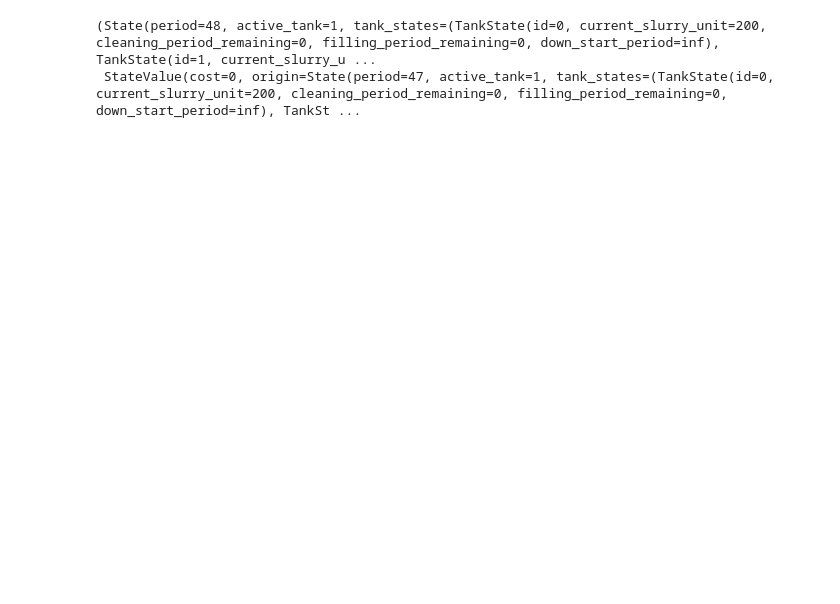
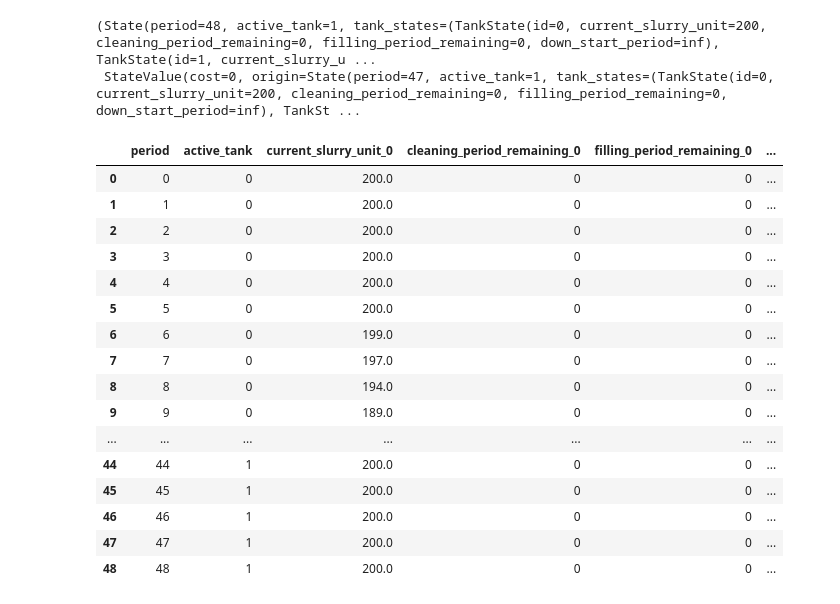
Before and after one commit to meow-bot94/stir_slurry_stir, a Jupyter notebook: prototype_model.ipynb, the cells around one changed output. Drawn from its saved outputs; the diff is of its cells as text; code cells hidden in the pictures; blank space fills up the shorter version.

Commit message:
[feature] working DP model

```diff
--- a/prototype_model.ipynb
+++ b/prototype_model.ipynb
@@ -91,0 +54,21 @@ import mip
+# %%
+state_df = dp_model.get_best_state_df()
+state_df
+# %% [output]
+|  | period | active_tank | current_slurry_unit_0 | cleaning_period_remaining_0 | filling_period_remaining_0 | ... |
+| 0 | 0 | 0 | 200.0 | 0 | 0 | ... |
+| 1 | 1 | 0 | 200.0 | 0 | 0 | ... |
+| 2 | 2 | 0 | 200.0 | 0 | 0 | ... |
+| 3 | 3 | 0 | 200.0 | 0 | 0 | ... |
+| 4 | 4 | 0 | 200.0 | 0 | 0 | ... |
+| 5 | 5 | 0 | 200.0 | 0 | 0 | ... |
+| 6 | 6 | 0 | 199.0 | 0 | 0 | ... |
+| 7 | 7 | 0 | 197.0 | 0 | 0 | ... |
+| 8 | 8 | 0 | 194.0 | 0 | 0 | ... |
+| 9 | 9 | 0 | 189.0 | 0 | 0 | ... |
+| ... | ... | ... | ... | ... | ... | ... |
+| 44 | 44 | 1 | 200.0 | 0 | 0 | ... |
+| 45 | 45 | 1 | 200.0 | 0 | 0 | ... |
+| 46 | 46 | 1 | 200.0 | 0 | 0 | ... |
+| 47 | 47 | 1 | 200.0 | 0 | 0 | ... |
+| 48 | 48 | 1 | 200.0 | 0 | 0 | ... |
```
Also changed, not shown: parts of 10 cells of this notebook, 2 other files.
